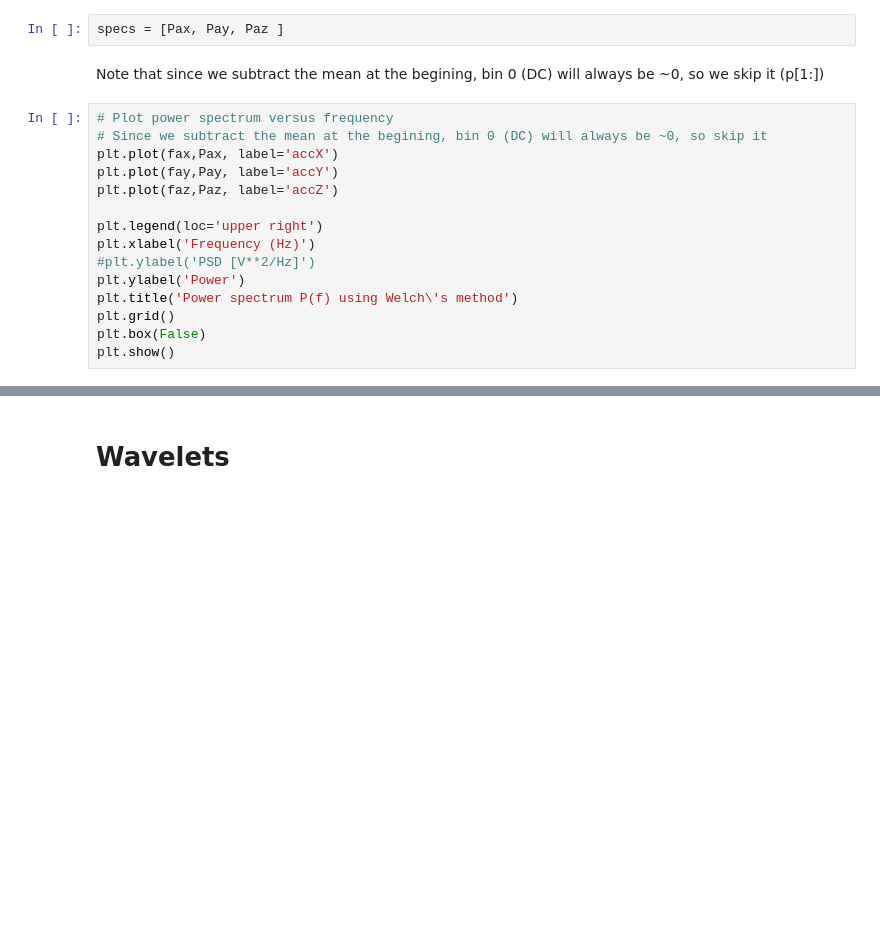
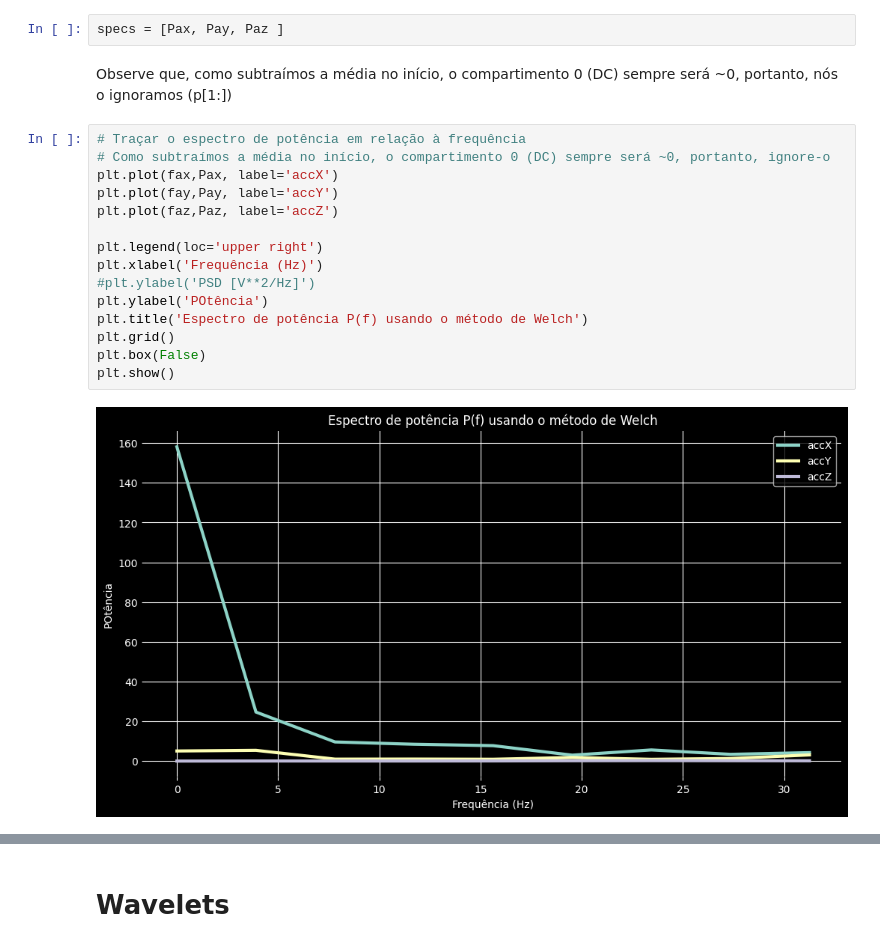
Before and after one commit to fabiobento/continuous-motion-recognition, a Jupyter notebook: Edge_Impulse_Spectral_Analysis_Block.ipynb, the cells around one changed output, grey strips where cells are left out. Drawn from its saved outputs; the diff is of its cells as text; blank space fills up the shorter version.

```diff
--- a/Edge_Impulse_Spectral_Analysis_Block.ipynb
+++ b/Edge_Impulse_Spectral_Analysis_Block.ipynb
@@ -256,20 +280,22 @@ faz,Paz = welch_max_hold(accZ, fs, FFT_Lenght, 0)
 # %%
 specs = [Pax, Pay, Paz ]
 # %% [markdown]
-Note that since we subtract the mean at the begining, bin 0 (DC) will always be ~0, so we skip it (p[1:])
+Observe que, como subtraímos a média no início, o compartimento 0 (DC) sempre será ~0, portanto, nós o ignoramos (p[1:])
 # %%
-# Plot power spectrum versus frequency
-# Since we subtract the mean at the begining, bin 0 (DC) will always be ~0, so skip it
+# Traçar o espectro de potência em relação à frequência
+# Como subtraímos a média no início, o compartimento 0 (DC) sempre será ~0, portanto, ignore-o
 plt.plot(fax,Pax, label='accX')
 plt.plot(fay,Pay, label='accY')
 plt.plot(faz,Paz, label='accZ')
 
 plt.legend(loc='upper right')
-plt.xlabel('Frequency (Hz)')
+plt.xlabel('Frequência (Hz)')
 #plt.ylabel('PSD [V**2/Hz]')
-plt.ylabel('Power')
-plt.title('Power spectrum P(f) using Welch\'s method')
+plt.ylabel('POtência')
+plt.title('Espectro de potência P(f) usando o método de Welch')
 plt.grid()
 plt.box(False)
 plt.show()
+# %% [output]
+[figure, added]
 # %%
```
Also changed, not shown: parts of 40 cells of this notebook.
